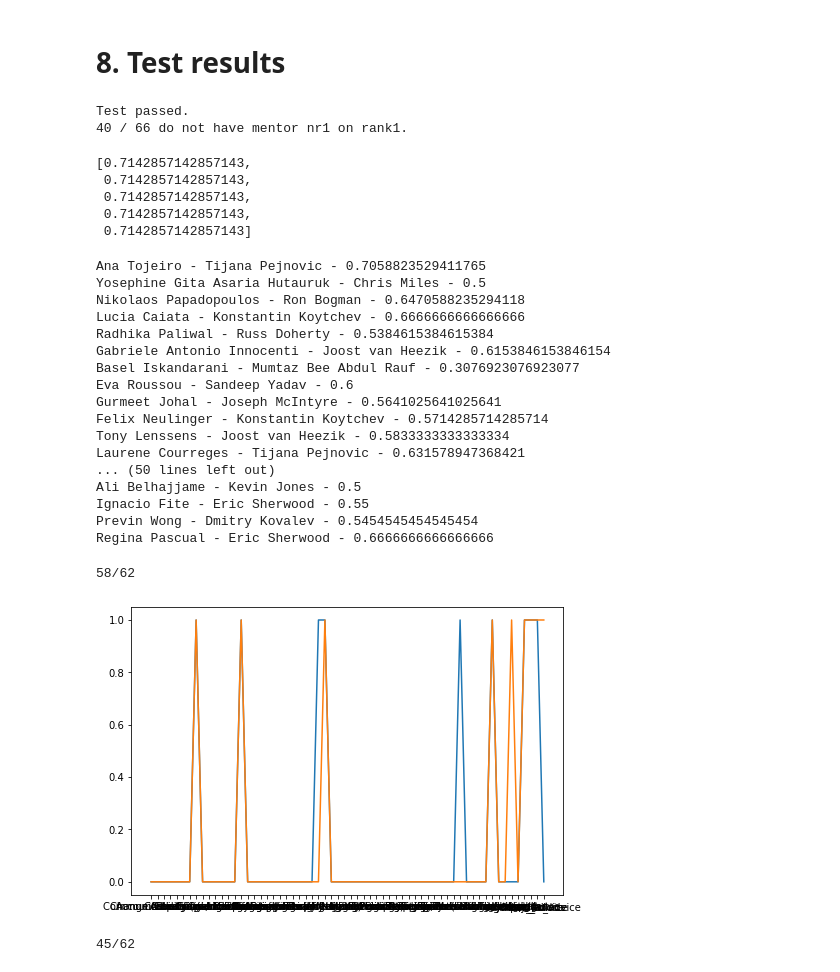
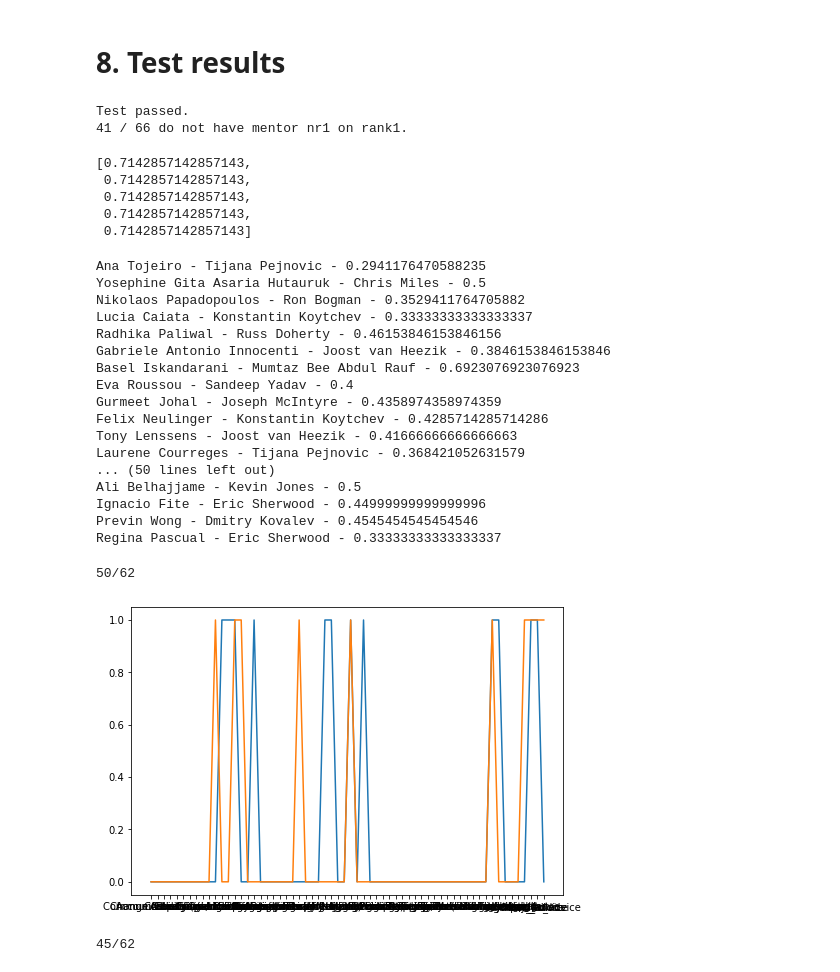
Before and after one commit to elisemercury/People-Matching-Algorithm, a Jupyter notebook: People Matching Algorithm.ipynb, the cells around one changed output. Cells and saved outputs as stored; diff of their text form; code cells hidden in the pictures.

```diff
--- a/People Matching Algorithm.ipynb
+++ b/People Matching Algorithm.ipynb
@@ -1034,10 +1031,11 @@ df_mentor_inmind = df_mentor_inmind[df_mentor_inmind['Let us know if you already
 # %%
 pairs = {}
 for mentee in df_mentee_raw.index:
-    if mentee in list(df_mentor_inmind["Let us know if you already have a CSAP mentee in mind"]):
-        mentor = df_mentor_inmind.index[df_mentor_inmind["Let us know if you already have a CSAP mentee in mind"] == mentee]
-        #print("Match:" , mentor[0] , "and" , mentee)
-        pairs[mentee] = mentor[0]
+    for answer in list(df_mentor_raw["Let us know if you already have a CSAP mentee in mind"]):
+        if not pd.isnull(answer):
+            if mentee in answer:
+                mentor = df_mentor_raw.index[df_mentor_raw["Let us know if you already have a CSAP mentee in mind"] == answer]
+                pairs[mentee] = mentor[0]
 # %%
 pairs
 # %% [output]
@@ -1314,7 +1281,7 @@ print(people_cluster_unique["Florian Herkert"])
 # 7. Export Rankings as Excel Sheets
 # %%
 # Create an new Excel file and add a worksheet.
-workbook = xlsxwriter.Workbook('people_matching_final.xlsx')
+workbook = xlsxwriter.Workbook('Mentee_Mentor_AssignedbyRank_180121.xlsx')
 worksheet = workbook.add_worksheet()
 
 # format the sheet
@@ -1381,7 +1348,7 @@ def rank_test():
 rank_test()
 # %% [output]
 Test passed.
-40 / 66 do not have mentor nr1 on rank1.
+41 / 66 do not have mentor nr1 on rank1.
 # %%
 mentors_similar = list(people_similarity["Diyar Alyasiri"].nsmallest())
 mentors_similar
@@ -1394,60 +1361,62 @@ mentors_similar
 # %%
 for mentee in people_similarity.columns:
     print(mentee, "-", (list(people_similarity[mentee].nsmallest().index))[0] , "-",
-         (list(people_similarity[mentee].nsmallest()))[0])
+         1-people_similarity[mentee].nsmallest()[0])
+    if 1-people_similarity[mentee].nsmallest()[0] < 1-people_similarity[mentee].nsmallest()[1]:
+        print("Whoops")
 # %% [output]
-Ana Tojeiro - Tijana Pejnovic - 0.7058823529411765
+Ana Tojeiro - Tijana Pejnovic - 0.2941176470588235
 Yosephine Gita Asaria Hutauruk - Chris Miles - 0.5
-Nikolaos Papadopoulos - Ron Bogman - 0.6470588235294118
-Lucia Caiata - Konstantin Koytchev - 0.6666666666666666
-Radhika Paliwal - Russ Doherty - 0.5384615384615384
-Gabriele Antonio Innocenti - Joost van Heezik - 0.6153846153846154
-Basel Iskandarani - Mumtaz Bee Abdul Rauf - 0.3076923076923077
-Eva Roussou - Sandeep Yadav - 0.6
-Gurmeet Johal - Joseph McIntyre - 0.5641025641025641
-Felix Neulinger - Konstantin Koytchev - 0.5714285714285714
-Tony Lenssens - Joost van Heezik - 0.5833333333333334
-Laurene Courreges - Tijana Pejnovic - 0.631578947368421
+Nikolaos Papadopoulos - Ron Bogman - 0.3529411764705882
+Lucia Caiata - Konstantin Koytchev - 0.33333333333333337
+Radhika Paliwal - Russ Doherty - 0.46153846153846156
+Gabriele Antonio Innocenti - Joost van Heezik - 0.3846153846153846
+Basel Iskandarani - Mumtaz Bee Abdul Rauf - 0.6923076923076923
+Eva Roussou - Sandeep Yadav - 0.4
+Gurmeet Johal - Joseph McIntyre - 0.4358974358974359
+Felix Neulinger - Konstantin Koytchev - 0.4285714285714286
+Tony Lenssens - Joost van Heezik - 0.41666666666666663
+Laurene Courreges - Tijana Pejnovic - 0.368421052631579
 ... (50 lines left out)
 Ali Belhajjame - Kevin Jones - 0.5
-Ignacio Fite - Eric Sherwood - 0.55
-Previn Wong - Dmitry Kovalev - 0.5454545454545454
-Regina Pascual - Eric Sherwood - 0.6666666666666666
+Ignacio Fite - Eric Sherwood - 0.44999999999999996
+Previn Wong - Dmitry Kovalev - 0.4545454545454546
+Regina Pascual - Eric Sherwood - 0.33333333333333337
 # %%
 import matplotlib.pyplot as plt
 
 def compare_people(mentor, mentee, compare="all", count_sims="no"):
     fig = plt.figure()
     ax = fig.add_axes([0,0,1,1])
     if compare == "want" or compare == "give":
         langs = list(df_want_mentee_final.columns)
         data_mentee = list(df_want_mentee_final.loc[mentee, : ])
         data_mentor = list(df_give_mentor_final.loc[mentor, : ])
     elif compare == "strengths":
         langs = list(df_strengths_mentee_final.columns)
         data_mentee = list(df_strengths_mentee_final.loc[mentee, : ])
         data_mentor = list(df_strengths_mentor_final.loc[mentor, : ])
     elif compare == "interests":
         langs = list(df_interests_mentee_final.columns)
         data_mentee = list(df_interests_mentee_final.loc[mentee, : ])
         data_mentor = list(df_interests_mentor_final.loc[mentor, : ])
     else:
         langs = list(df_onehot_mentee.columns)
         data_mentee = list(df_onehot_mentee.loc[mentee, : ])
         data_mentor = list(df_onehot_mentor.loc[mentor, : ])
     if count_sims != "no":
         count = sum(1 for i, j in zip(data_mentee, data_mentor) if i == j)
         print(str(count) + "/" + str(len(data_mentee)))
     plt.plot(langs, data_mentee)
     plt.plot(langs, data_mentor)
 
 
-compare_people("Terry Robinson", "Max Amato", count_sims="yes")
+compare_people("Tijana Pejnovic", "Ana Tojeiro", count_sims="yes")
 #ax.bar(langs, data)
 plt.show()
 # %% [output]
-58/62
+50/62
-[figure, old version]
+[figure, new version]
 # %%
 compare_people("Octavian Preda", "Ana Tojeiro", count_sims="yes")
 # %% [output]
```
Also changed, not shown: parts of 17 cells of this notebook, 12 other files.
